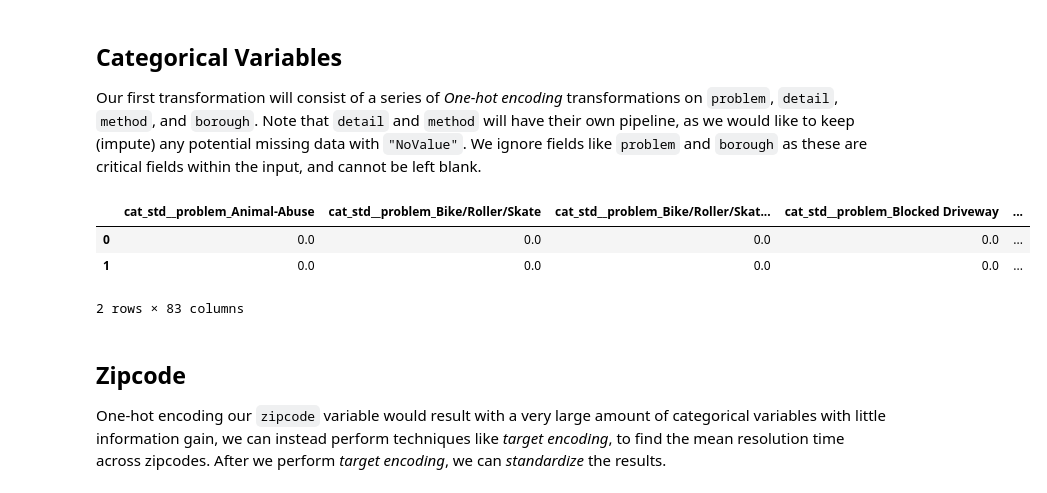
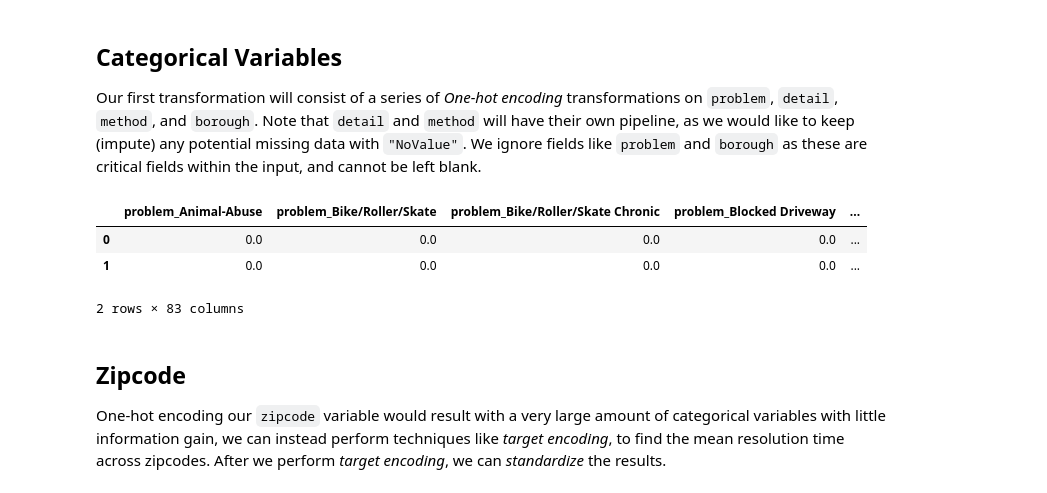
Before and after one commit to luisjaco/nyc-311, a Jupyter notebook: notebooks/preprocessing.ipynb, the cells around one changed output. Cells and saved outputs as stored; diff of their text form; code cells hidden in the pictures.

```diff
--- a/notebooks/preprocessing.ipynb
+++ b/notebooks/preprocessing.ipynb
@@ -29,6 +30,11 @@ import pandas as pd
 # %%
 # grab data
-df = pd.read_csv('../data/nyc311_2025.csv', index_col='id')
+df = pd.read_csv(
+    '../data/nyc311_2025.csv',
+    index_col='id',
+    dtype={'zipcode': 'category'},
+    parse_dates=['created', 'closed']
+)
 # %%
 df.info()
 # %% [output]
@@ -128,35 +134,35 @@ we would like to keep (impute) any potential missing data with `"NoValue"`. We i
 # %%
 from sklearn.pipeline import Pipeline
 from sklearn.preprocessing import OneHotEncoder
 from sklearn.impute import SimpleImputer
 from sklearn.compose import ColumnTransformer
 
 
 cat_features = ['problem', 'borough', 'detail', 'method']
 
 cat_pipeline_std = Pipeline([
     ('one-hot', OneHotEncoder(drop='first', sparse_output=False))
 ])
 
 cat_pipeline_impute = Pipeline([
     ('impute', SimpleImputer(strategy='constant', fill_value='NoValue')),
     ('one-hot', OneHotEncoder(drop='first', sparse_output=False))
 ])
 
 cat_pipeline = ColumnTransformer([
     ('cat_std', cat_pipeline_std, ['problem', 'borough']),
     ('cat_impute', cat_pipeline_impute, ['detail', 'method'])],
     remainder='drop', # there should not be any, in the end we will use a column transformer
-    verbose_feature_names_out=True
+    verbose_feature_names_out=False
 )
 
 # test
 cat_test = df[cat_features]
 cat_pipeline.fit(cat_test)
 cat_test_res = cat_pipeline.transform(cat_test)
 pd.DataFrame(cat_test_res, columns=cat_pipeline.get_feature_names_out()).head(2)
 # %% [output]
-|  | cat_std__problem_Animal-Abuse | cat_std__problem_Bike/Roller/Skate | cat_std__problem_Bike/Roller/Skat... | cat_std__problem_Blocked Driveway | ... |
+|  | problem_Animal-Abuse | problem_Bike/Roller/Skate | problem_Bike/Roller/Skate Chronic | problem_Blocked Driveway | ... |
 | 0 | 0.0 | 0.0 | 0.0 | 0.0 | ... |
 | 1 | 0.0 | 0.0 | 0.0 | 0.0 | ... |
 2 rows × 83 columns
```
Also changed, not shown: parts of 11 cells of this notebook, 4 other files.
